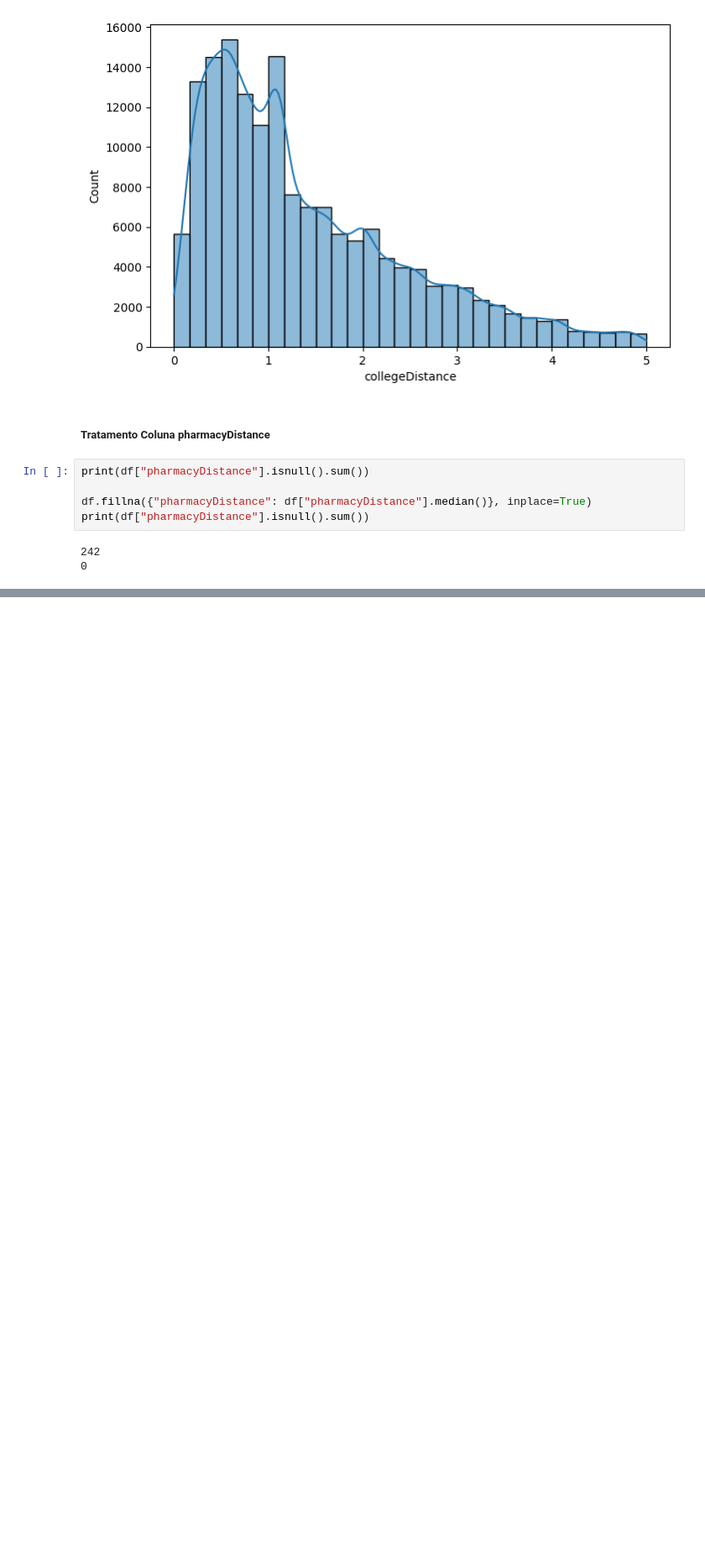
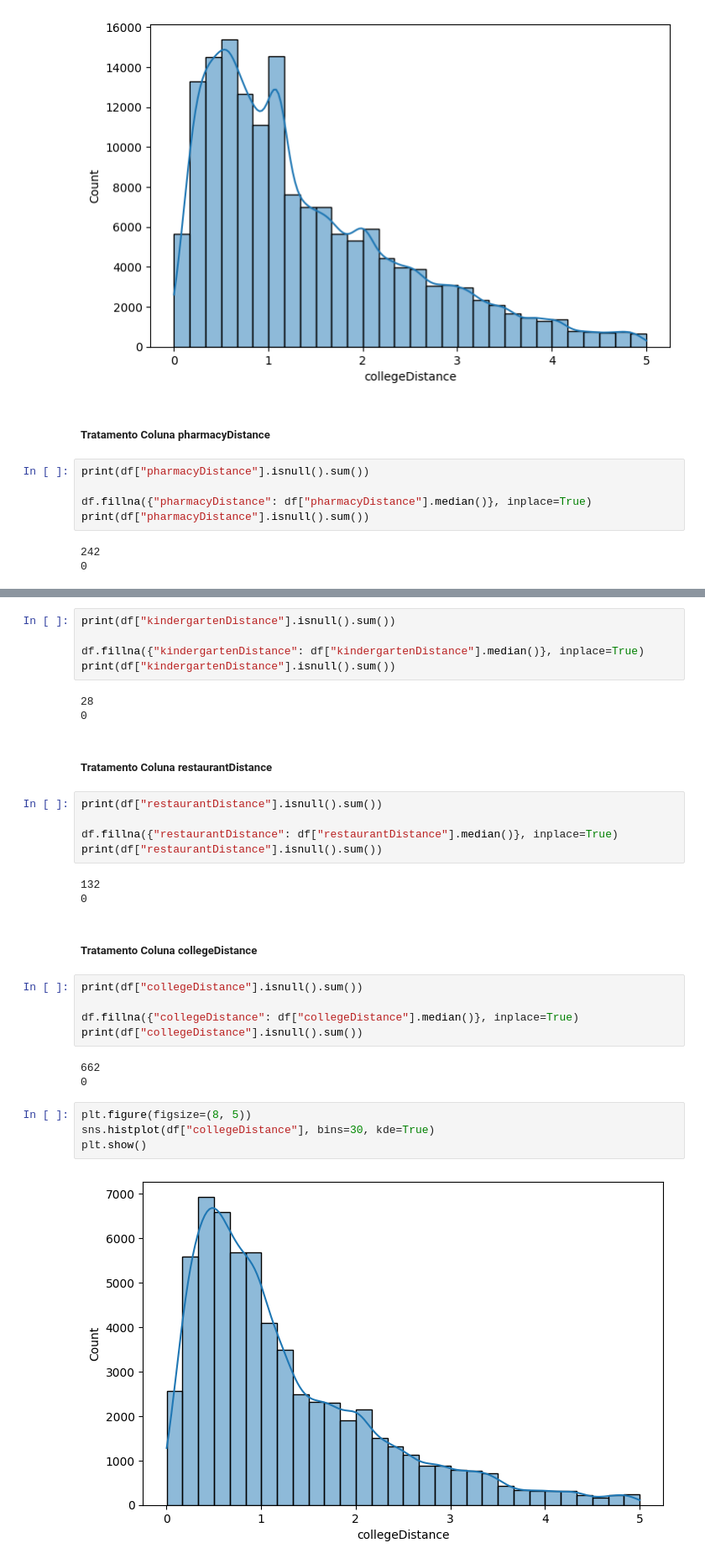
Before and after one commit to HeuerBcH/personal-project, a Jupyter notebook: dados_pipeline/data_cleaning.ipynb, the cells around one changed output, grey strips where cells are left out. Shown at 84% size. Cells and saved outputs as stored; diff of their text form; blank space fills up the shorter version.

```diff
--- a/dados_pipeline/data_cleaning.ipynb
+++ b/dados_pipeline/data_cleaning.ipynb
@@ -393,0 +790,34 @@ print(df["pharmacyDistance"].isnull().sum())
+# %%
+print(df["kindergartenDistance"].isnull().sum())
+
+df.fillna({"kindergartenDistance": df["kindergartenDistance"].median()}, inplace=True)
+print(df["kindergartenDistance"].isnull().sum())
+# %% [output]
+28
+0
+# %% [markdown]
+##### Tratamento Coluna restaurantDistance
+# %%
+print(df["restaurantDistance"].isnull().sum())
+
+df.fillna({"restaurantDistance": df["restaurantDistance"].median()}, inplace=True)
+print(df["restaurantDistance"].isnull().sum())
+# %% [output]
+132
+0
+# %% [markdown]
+##### Tratamento Coluna collegeDistance
+# %%
+print(df["collegeDistance"].isnull().sum())
+
+df.fillna({"collegeDistance": df["collegeDistance"].median()}, inplace=True)
+print(df["collegeDistance"].isnull().sum())
+# %% [output]
+662
+0
+# %%
+plt.figure(figsize=(8, 5))
+sns.histplot(df["collegeDistance"], bins=30, kde=True)
+plt.show()
+# %% [output]
+[figure, added]
```
Also changed, not shown: parts of 54 cells of this notebook, 2 other files.
